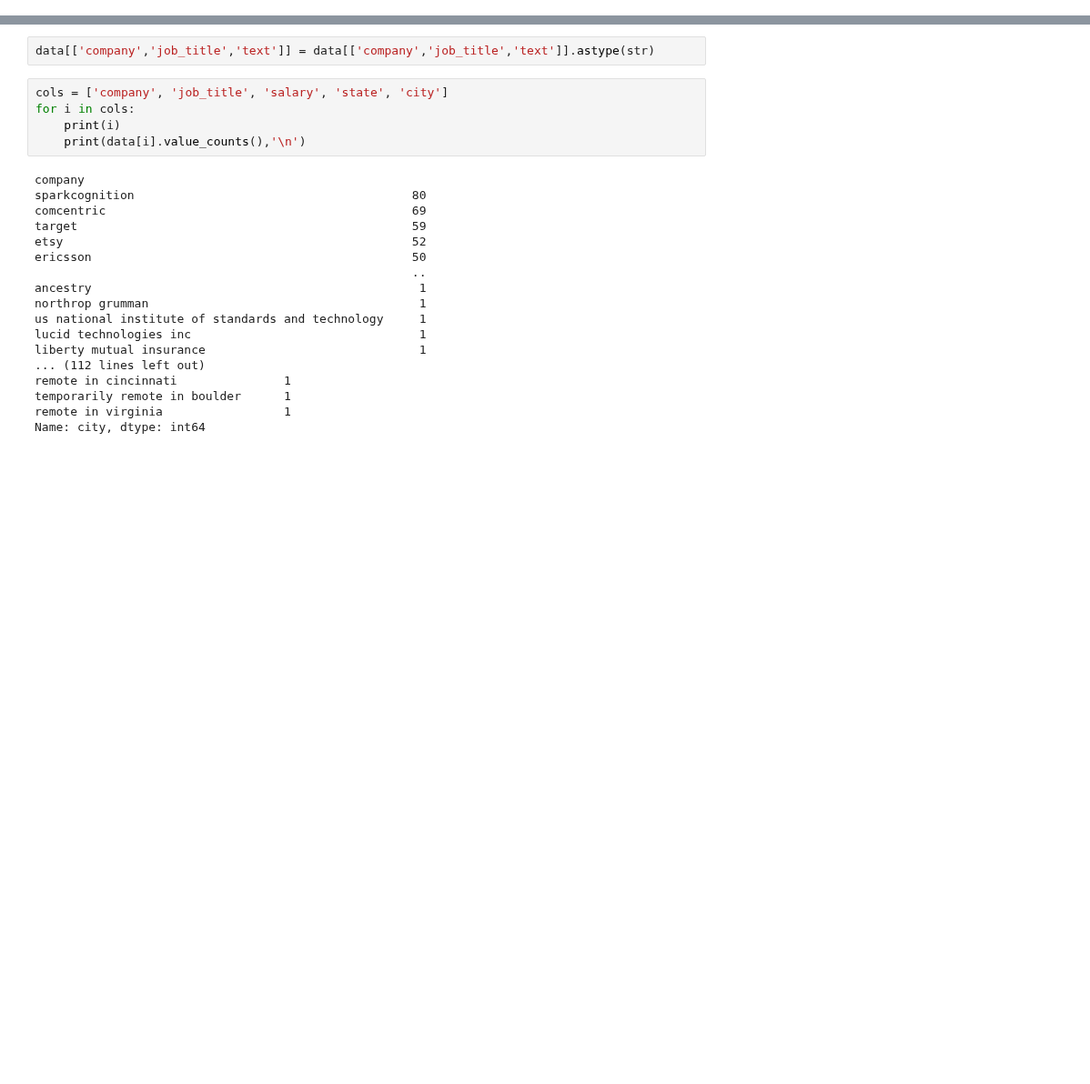
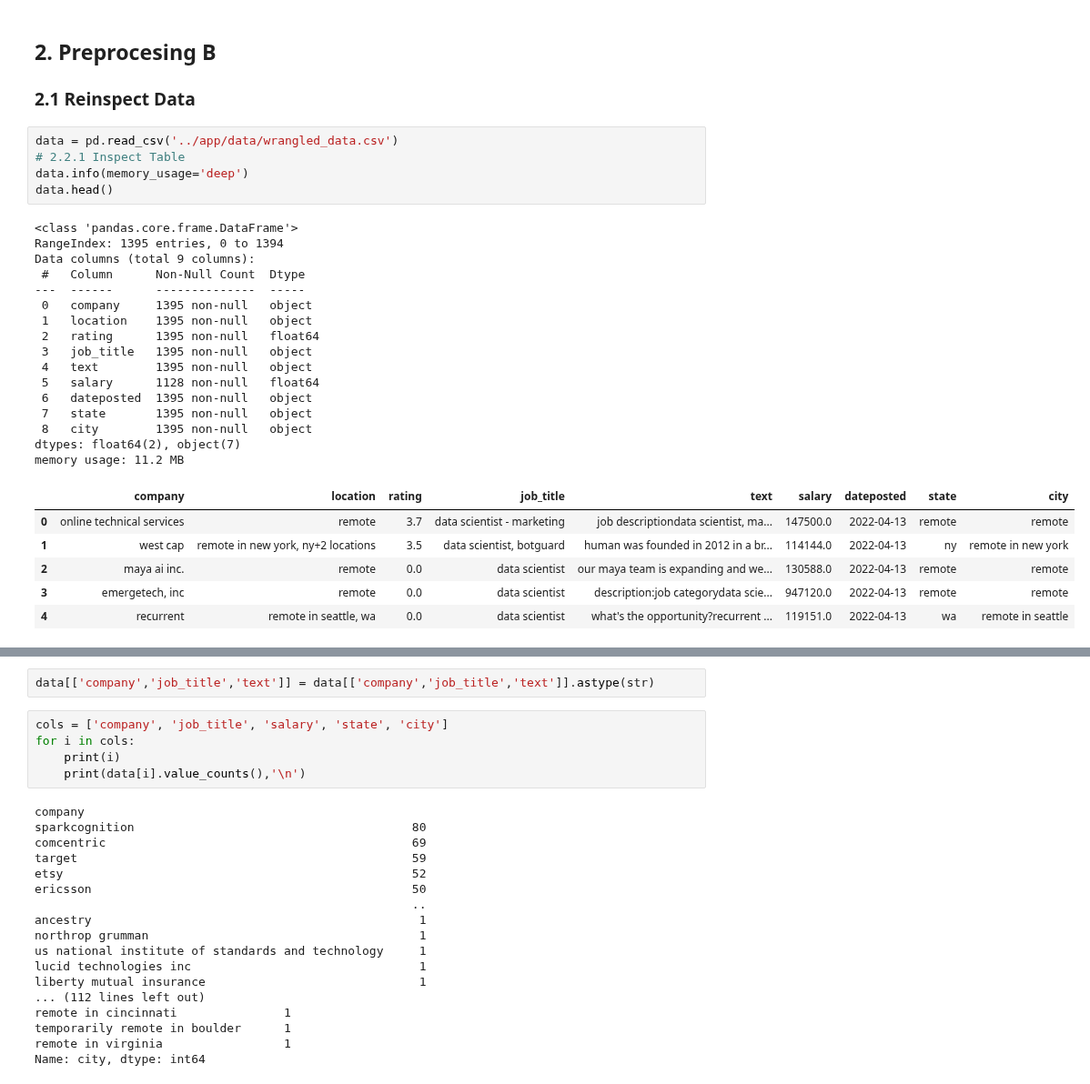
Before and after one commit to 333Kenji/indeedjobscraper, a Jupyter notebook: docs/2_EDA_NLP_Encoding.ipynb, the cells around one changed output, grey strips where cells are left out. Shown at 91% size. Saved outputs shown, nothing was run; the diff lists cells and outputs as text; blank space fills up the shorter version.

```diff
--- a/docs/2_EDA_NLP_Encoding.ipynb
+++ b/docs/2_EDA_NLP_Encoding.ipynb
@@ -4,0 +18,31 @@ from sklearn.preprocessing import OneHotEncoder, OrdinalEncoder
+# %% [markdown]
+## 2. Preprocesing B
+### 2.1 Reinspect Data
+# %%
+data = pd.read_csv('../app/data/wrangled_data.csv')
+# 2.2.1 Inspect Table
+data.info(memory_usage='deep')
+data.head()
+# %% [output]
+<class 'pandas.core.frame.DataFrame'>
+RangeIndex: 1395 entries, 0 to 1394
+Data columns (total 9 columns):
+ #   Column      Non-Null Count  Dtype
+---  ------      --------------  -----
+ 0   company     1395 non-null   object
+ 1   location    1395 non-null   object
+ 2   rating      1395 non-null   float64
+ 3   job_title   1395 non-null   object
+ 4   text        1395 non-null   object
+ 5   salary      1128 non-null   float64
+ 6   dateposted  1395 non-null   object
+ 7   state       1395 non-null   object
+ 8   city        1395 non-null   object
+dtypes: float64(2), object(7)
+memory usage: 11.2 MB
+|  | company | location | rating | job_title | text | salary | dateposted | state | city |
+| 0 | online technical services | remote | 3.7 | data scientist - marketing | job descriptiondata scientist, ma... | 147500.0 | 2022-04-13 | remote | remote |
+| 1 | west cap | remote in new york, ny+2 locations | 3.5 | data scientist, botguard | human was founded in 2012 in a br... | 114144.0 | 2022-04-13 | ny | remote in new york |
+| 2 | maya ai inc. | remote | 0.0 | data scientist | our maya team is expanding and we... | 130588.0 | 2022-04-13 | remote | remote |
+| 3 | emergetech, inc | remote | 0.0 | data scientist | description:job categorydata scie... | 947120.0 | 2022-04-13 | remote | remote |
+| 4 | recurrent | remote in seattle, wa | 0.0 | data scientist | what's the opportunity?recurrent ... | 119151.0 | 2022-04-13 | wa | remote in seattle |
```
Also changed, not shown: parts of 14 cells of this notebook, 1 other file.
